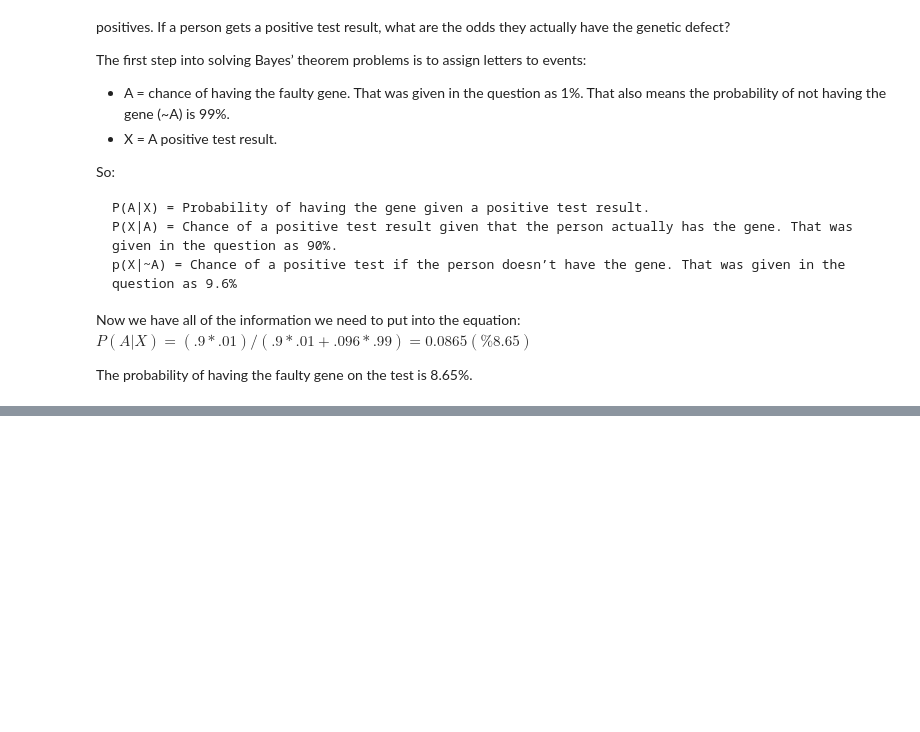
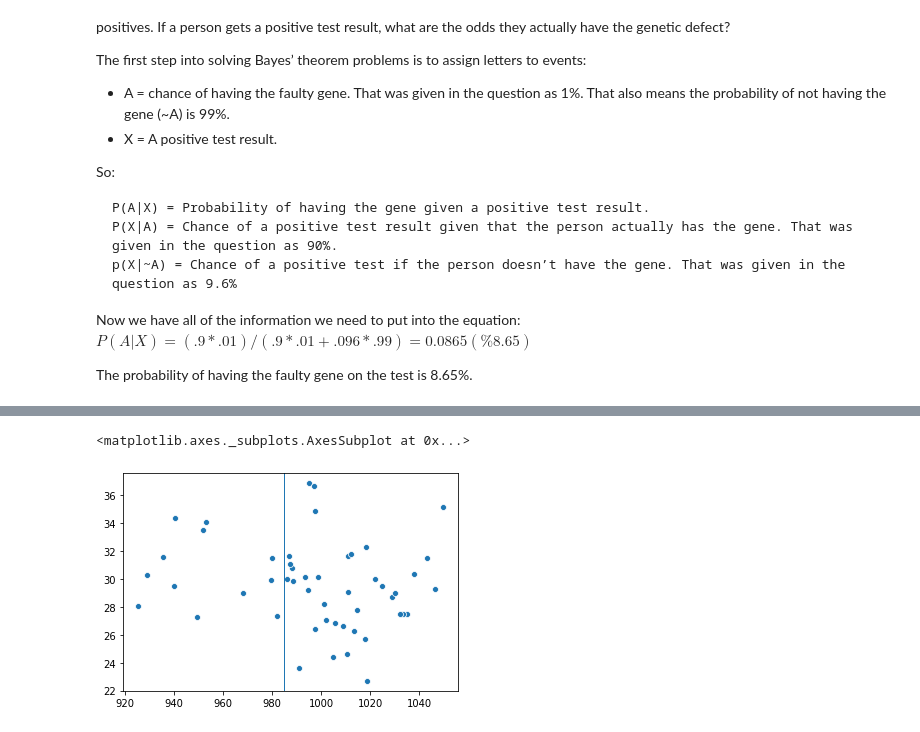
Before and after one commit to jsutch/statistics_review, a Jupyter notebook: 2.1 - Extended notes on Bayes.ipynb, the cells around one changed output, grey strips where cells are left out. Cells and saved outputs as stored; diff of their text form; code cells hidden in the pictures; blank space fills up the shorter version.

```diff
--- a/2.1 - Extended notes on Bayes.ipynb
+++ b/2.1 - Extended notes on Bayes.ipynb
@@ -555,0 +578,23 @@ The probability of having the faulty gene on the test is 8.65%.
+# %%
+# Simple example - Photon Flux in a star
+# Given the observed Flux values, what's the best estimate of the True Value?
+
+import numpy as np
+import pandas as pd
+import seaborn as sns
+import matplotlib.pyplot as plt
+%matplotlib inline
+
+np.random.seed(2) # for repeatability
+e = np.random.normal(30,3,50)
+F = np.random.normal(1000,e)
+
+w = .1 / e ** 2
+best_guess = (w * F).sum() / w.sum()
+error = 1. / np.sqrt(w.sum())
+
+plt.axvline(x=985,  linestyle='-', lw=1)
+sns.scatterplot(F, e)
+# %% [output]
+<matplotlib.axes._subplots.AxesSubplot at 0x...>
+[figure, added]
```
Also changed, not shown: parts of 5 cells of this notebook, 6 other files.
